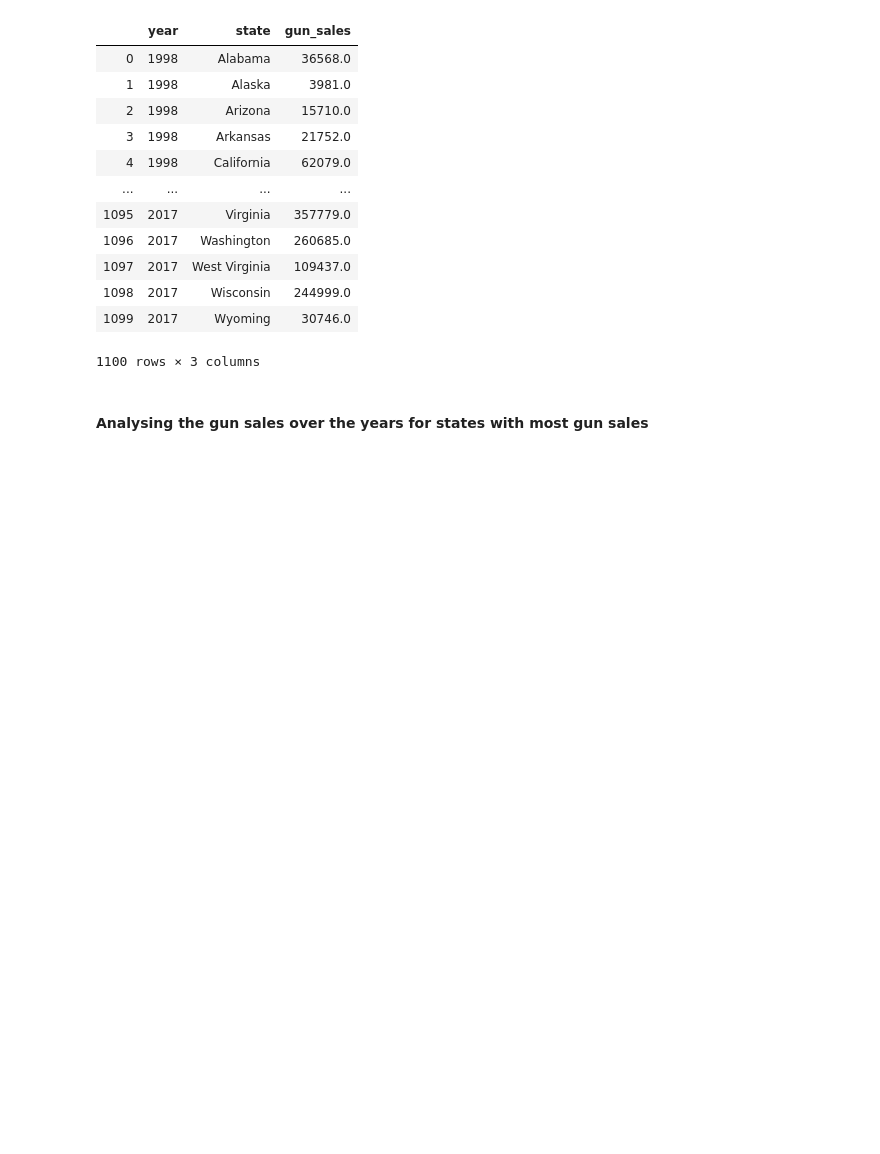
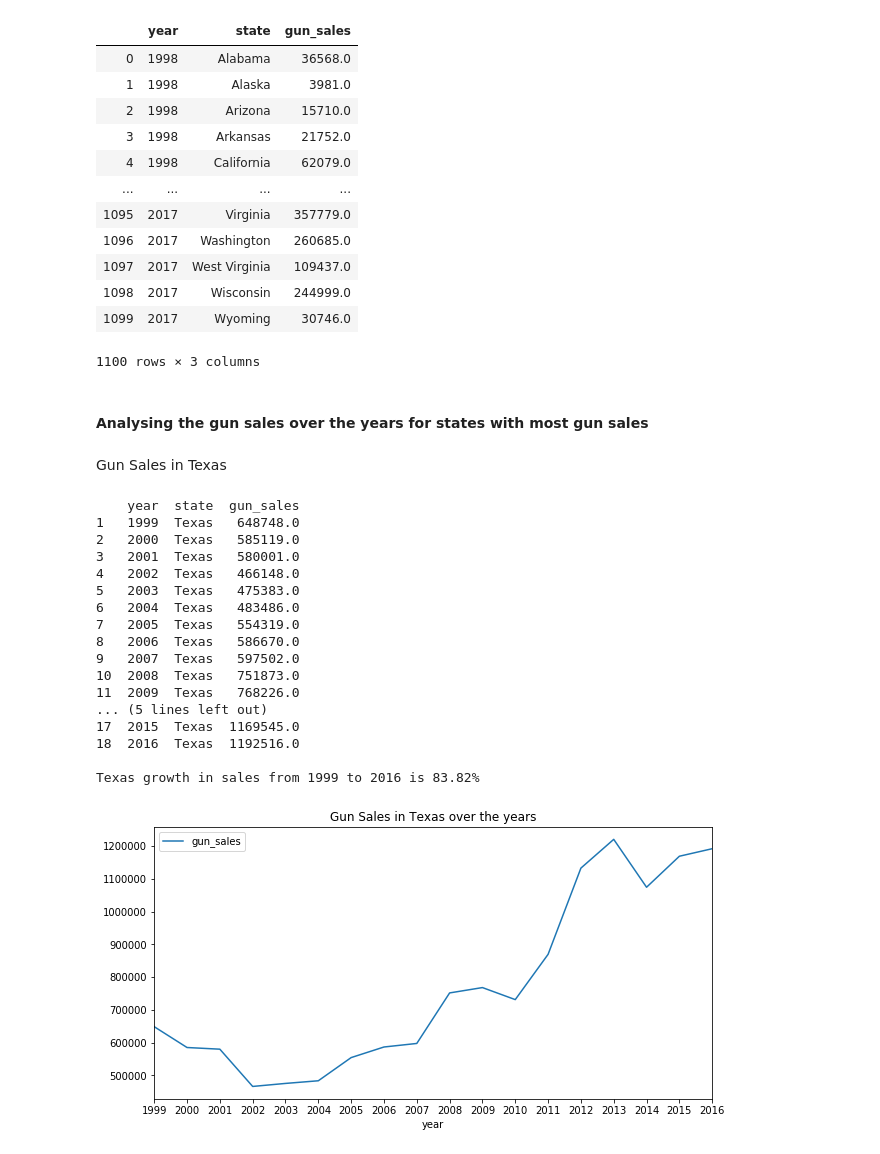
Before and after one commit to Aastha-Arora/investigate-FBI-Gun-Data, a Jupyter notebook: Data Analysis-FBI NICS data.ipynb, the cells around one changed output. Cells and saved outputs as stored; diff of their text form; code cells hidden in the pictures; blank space fills up the shorter version.

```diff
--- a/Data Analysis-FBI NICS data.ipynb
+++ b/Data Analysis-FBI NICS data.ipynb
@@ -513,3 +522,26 @@ def state_sales(state):
     print(f"{state} growth in sales from 1999 to 2016 is {growth.round(2)}%")
 # %% [markdown]
 #### Analysing the gun sales over the years for states with most gun sales
+# %% [markdown]
+Gun Sales in Texas
+# %%
+state_sales('Texas')
+# %% [output]
+    year  state  gun_sales
+1   1999  Texas   648748.0
+2   2000  Texas   585119.0
+3   2001  Texas   580001.0
+4   2002  Texas   466148.0
+5   2003  Texas   475383.0
+6   2004  Texas   483486.0
+7   2005  Texas   554319.0
+8   2006  Texas   586670.0
+9   2007  Texas   597502.0
+10  2008  Texas   751873.0
+11  2009  Texas   768226.0
+... (5 lines left out)
+17  2015  Texas  1169545.0
+18  2016  Texas  1192516.0
+
+Texas growth in sales from 1999 to 2016 is 83.82%
+[figure, added]
```
Also changed, not shown: parts of 21 cells of this notebook.
